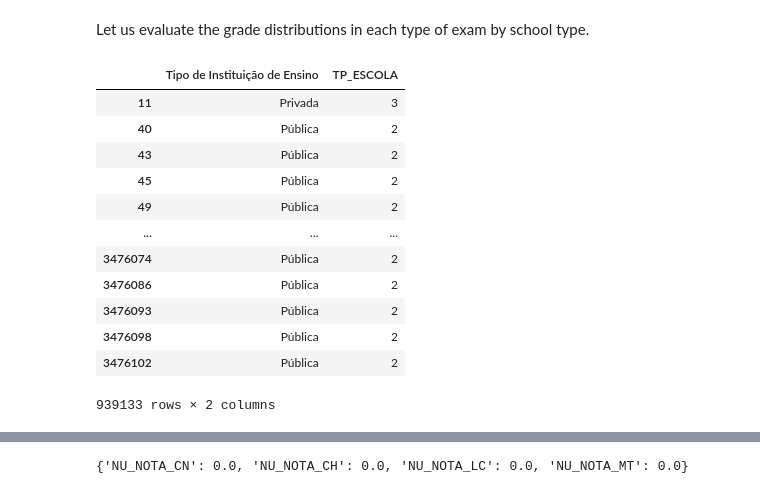
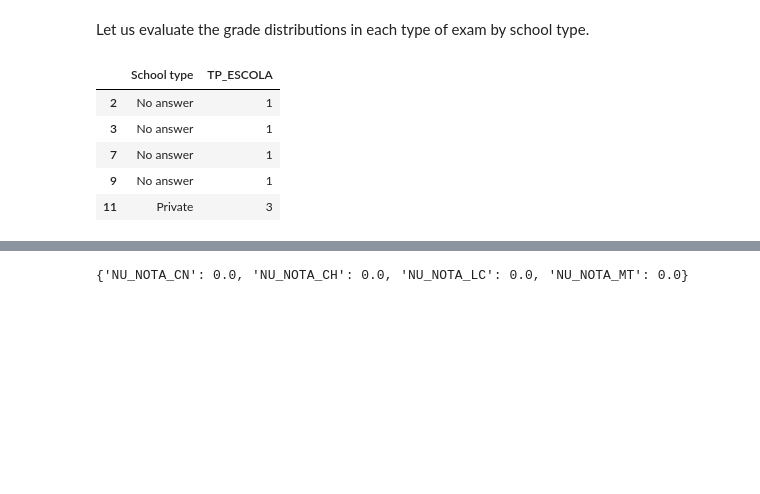
Before and after one commit to carlos-stefano/students_performance_project, a Jupyter notebook: data analysis/2022_data_analysis.ipynb, the cells around one changed output, grey strips where cells are left out. Drawn from its saved outputs; the diff is of its cells as text; code cells hidden in the pictures; blank space fills up the shorter version.

```diff
--- a/data analysis/2022_data_analysis.ipynb
+++ b/data analysis/2022_data_analysis.ipynb
@@ -256,16 +159,0 @@ df2['Tipo de Instituição de Ensino'] = df2['TP_ESCOLA'].apply(lambda x: 'Públ
-# %%
-df2[['Tipo de Instituição de Ensino', 'TP_ESCOLA']]
-# %% [output]
-|  | Tipo de Instituição de Ensino | TP_ESCOLA |
-| 11 | Privada | 3 |
-| 40 | Pública | 2 |
-| 43 | Pública | 2 |
-| 45 | Pública | 2 |
-| 49 | Pública | 2 |
-| ... | ... | ... |
-| 3476074 | Pública | 2 |
-| 3476086 | Pública | 2 |
-| 3476093 | Pública | 2 |
-| 3476098 | Pública | 2 |
-| 3476102 | Pública | 2 |
-939133 rows × 2 columns
@@ -271,0 +167,9 @@ df2[['Tipo de Instituição de Ensino', 'TP_ESCOLA']]
+# %%
+df[['School type', 'TP_ESCOLA']].head()
+# %% [output]
+|  | School type | TP_ESCOLA |
+| 2 | No answer | 1 |
+| 3 | No answer | 1 |
+| 7 | No answer | 1 |
+| 9 | No answer | 1 |
+| 11 | Private | 3 |
```
Also changed, not shown: parts of 41 cells of this notebook.
